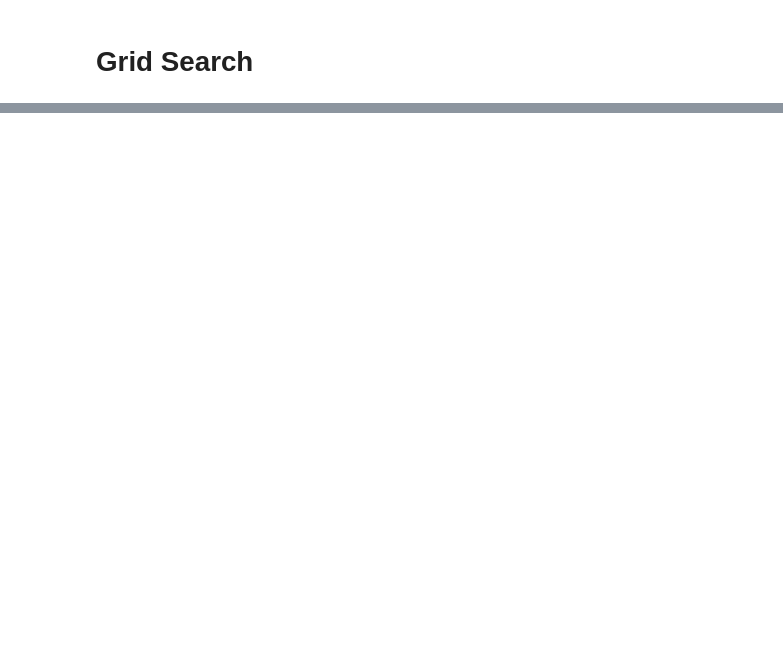
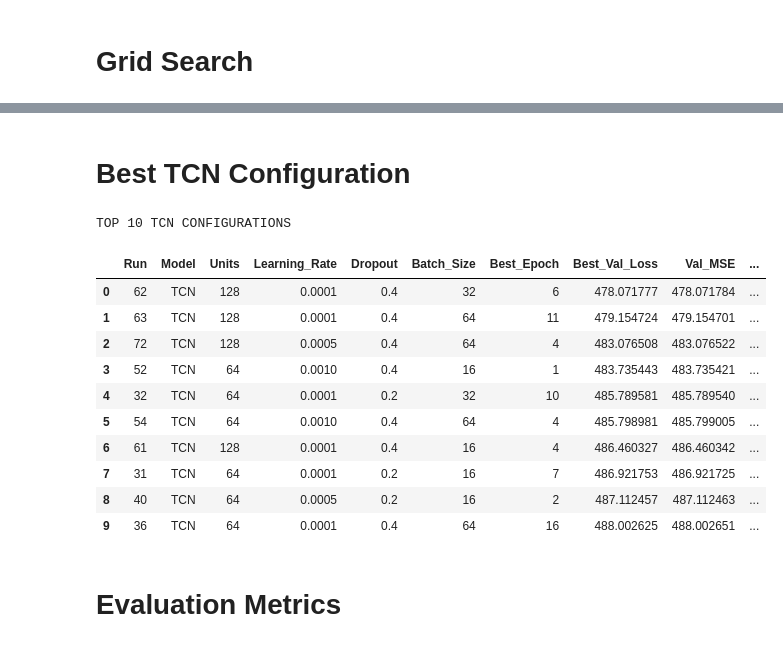
Before and after one commit to dowluri-ashok/auv-battery-health-rul-prediction, a Jupyter notebook: notebooks/day_19.ipynb, the cells around one changed output, grey strips where cells are left out. Cells and saved outputs as stored; diff of their text form; code cells hidden in the pictures; blank space fills up the shorter version.

```diff
--- a/notebooks/day_19.ipynb
+++ b/notebooks/day_19.ipynb
@@ -163,0 +997,13 @@ Configurations:
+# %%
+# ============================================================
+# TCN HYPERPARAMETER SEARCH SPACE
+# ============================================================
+
+tcn_combinations = list(itertools.product(
+    UNITS_RANGE,
+    LEARNING_RATE_RANGE,
+    DROPOUT_RANGE,
+    BATCH_SIZE_RANGE
+))
+
+print("Total TCN combinations:", len(tcn_combinations))
@@ -468,0 +1168,34 @@ Experiment log saved successfully.
+# %% [markdown]
+# Best TCN Configuration
+# %%
+# ============================================================
+# BEST TCN CONFIGURATION
+# ============================================================
+
+tcn_df = pd.DataFrame(tcn_results)
+
+tcn_df_sorted = tcn_df.sort_values(
+    by="Val_RMSE",
+    ascending=True
+).reset_index(drop=True)
+
+print("TOP 10 TCN CONFIGURATIONS")
+
+display(
+    tcn_df_sorted.head(10)
+)
+# %% [output]
+TOP 10 TCN CONFIGURATIONS
+|  | Run | Model | Units | Learning_Rate | Dropout | Batch_Size | Best_Epoch | Best_Val_Loss | Val_MSE | ... |
+| 0 | 62 | TCN | 128 | 0.0001 | 0.4 | 32 | 6 | 478.071777 | 478.071784 | ... |
+| 1 | 63 | TCN | 128 | 0.0001 | 0.4 | 64 | 11 | 479.154724 | 479.154701 | ... |
+| 2 | 72 | TCN | 128 | 0.0005 | 0.4 | 64 | 4 | 483.076508 | 483.076522 | ... |
+| 3 | 52 | TCN | 64 | 0.0010 | 0.4 | 16 | 1 | 483.735443 | 483.735421 | ... |
+| 4 | 32 | TCN | 64 | 0.0001 | 0.2 | 32 | 10 | 485.789581 | 485.789540 | ... |
+| 5 | 54 | TCN | 64 | 0.0010 | 0.4 | 64 | 4 | 485.798981 | 485.799005 | ... |
+| 6 | 61 | TCN | 128 | 0.0001 | 0.4 | 16 | 4 | 486.460327 | 486.460342 | ... |
+| 7 | 31 | TCN | 64 | 0.0001 | 0.2 | 16 | 7 | 486.921753 | 486.921725 | ... |
+| 8 | 40 | TCN | 64 | 0.0005 | 0.2 | 16 | 2 | 487.112457 | 487.112463 | ... |
+| 9 | 36 | TCN | 64 | 0.0001 | 0.4 | 64 | 16 | 488.002625 | 488.002651 | ... |
+# %% [markdown]
+# Evaluation Metrics
```
Also changed, not shown: parts of 43 cells of this notebook.
